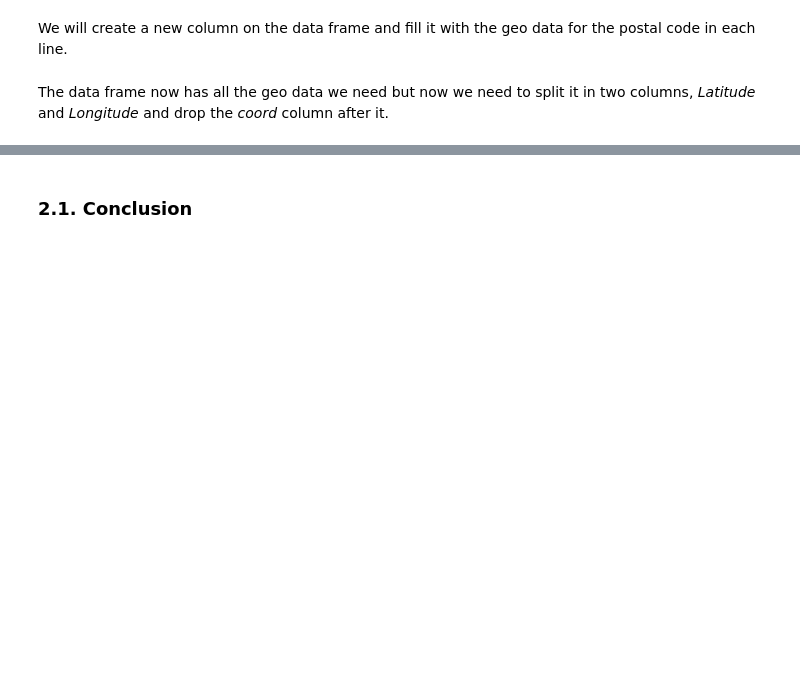
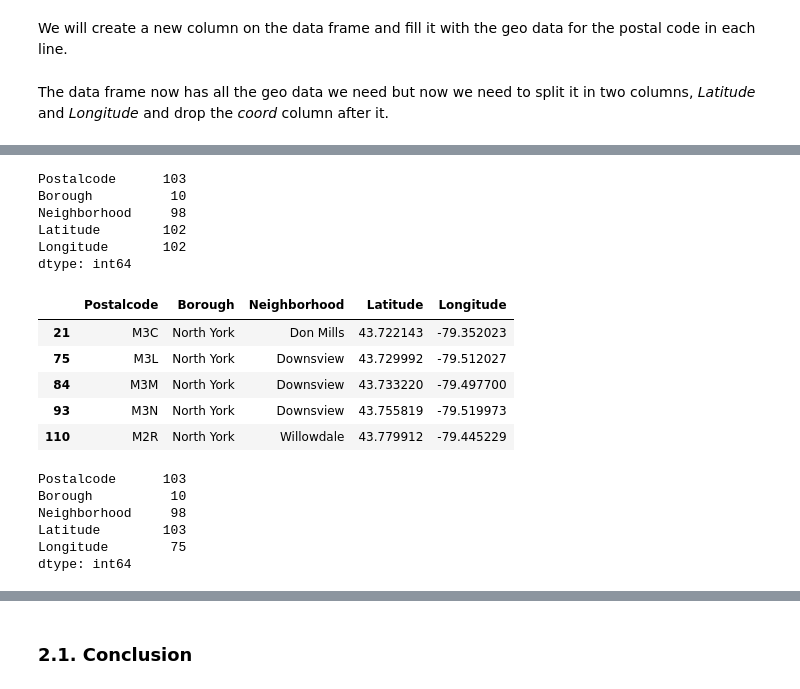
Before and after one commit to medas/Coursera_Capstone, a Jupyter notebook: Segmenting and Clustering Neighborhoods in Toronto.ipynb, the cells around one changed output, grey strips where cells are left out. Drawn from its saved outputs; the diff is of its cells as text; code cells hidden in the pictures; blank space fills up the shorter version.

```diff
--- a/Segmenting and Clustering Neighborhoods in Toronto.ipynb
+++ b/Segmenting and Clustering Neighborhoods in Toronto.ipynb
@@ -58,7 +66,7 @@ import pandas as pd
 # %% [markdown]
 The list of headers for our data frame.
 # %%
-headers=["Postalcode","Borough","Neighbourhood"]
+headers=["Postalcode","Borough","Neighborhood"]
 # %% [markdown]
 The data frame is named *df_toronto*.
 # %%
@@ -103,5 +139,5 @@ df_toronto.nunique()
 # %% [markdown]
 So there is no need to merge different rows since this version of the page has no longer repeated postal codes. But the neighbourhood names are not separeted by commas but by slashes /. So let's fix this.
 # %%
-df_toronto.Neighbourhood = df_toronto.Neighbourhood.replace(" /", ',', regex=True)
+df_toronto.Neighborhood = df_toronto.Neighborhood.replace(" /", ',', regex=True)
 df_toronto.head()
@@ -206,2 +315,9 @@ df_toronto.head()
 # %%
-df_toronto.info()
+df_toronto.nunique()
+# %% [output]
+Postalcode      103
+Borough          10
+Neighborhood     98
+Latitude        102
+Longitude       102
+dtype: int64
@@ -209,0 +324,18 @@ df_toronto
+# %%
+df_toronto[df_toronto.Neighborhood.duplicated()]
+# %% [output]
+|  | Postalcode | Borough | Neighborhood | Latitude | Longitude |
+| 21 | M3C | North York | Don Mills | 43.722143 | -79.352023 |
+| 75 | M3L | North York | Downsview | 43.729992 | -79.512027 |
+| 84 | M3M | North York | Downsview | 43.733220 | -79.497700 |
+| 93 | M3N | North York | Downsview | 43.755819 | -79.519973 |
+| 110 | M2R | North York | Willowdale | 43.779912 | -79.445229 |
+# %%
+df_all_boroughs.nunique()
+# %% [output]
+Postalcode      103
+Borough          10
+Neighborhood     98
+Latitude        103
+Longitude        75
+dtype: int64
```
Also changed, not shown: parts of 86 cells of this notebook.
